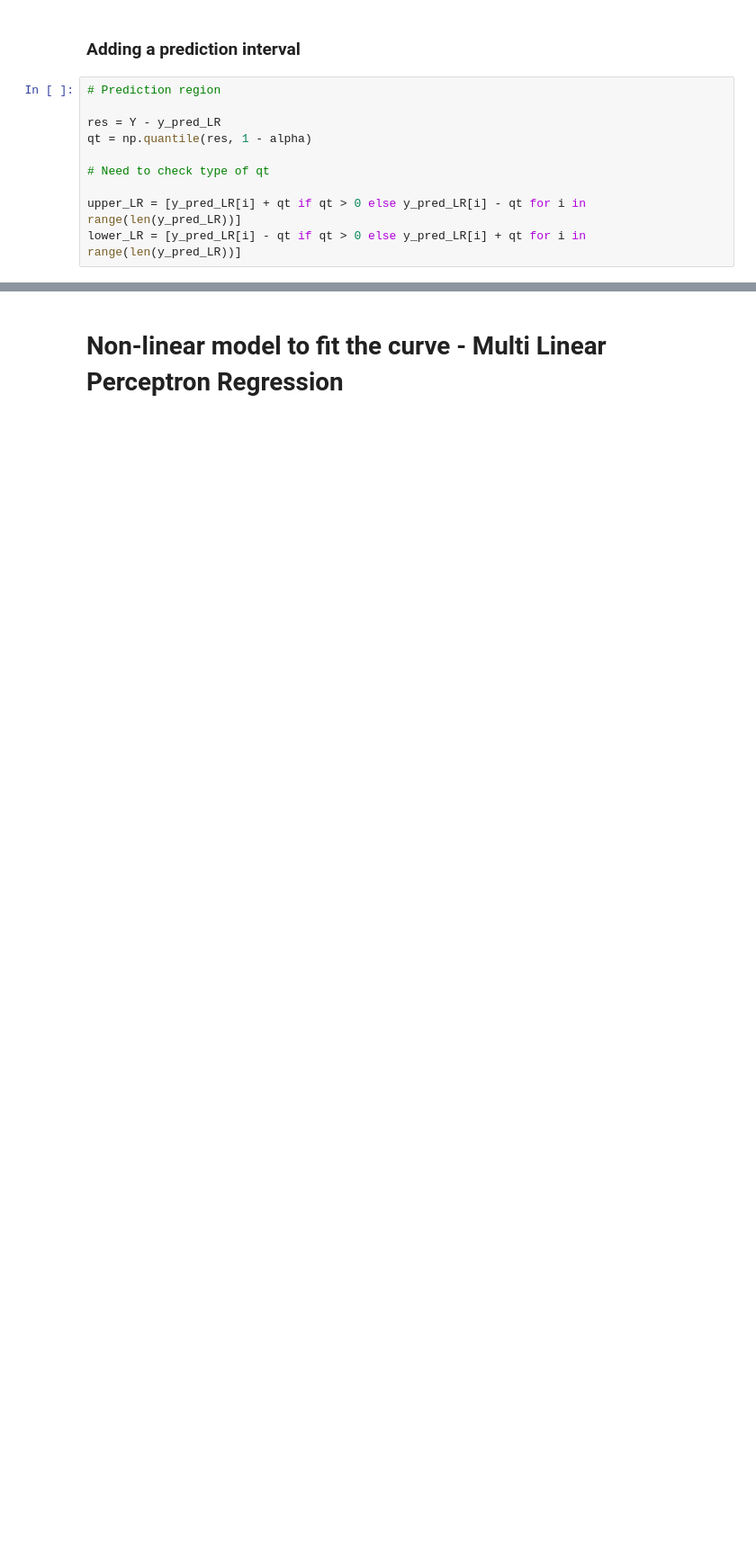
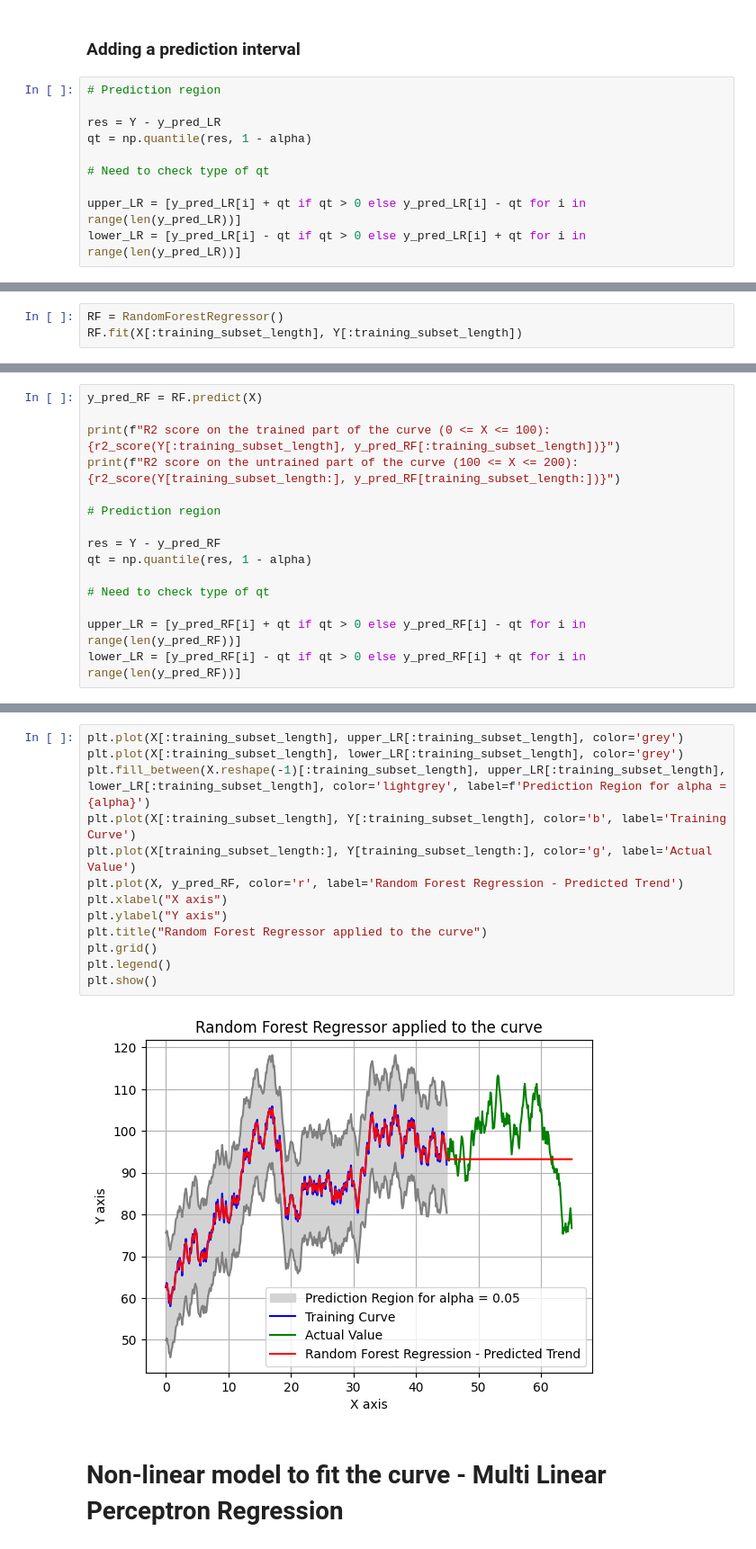
Before and after one commit to Gdeterline/Small-Projects-And-Courses, a Jupyter notebook: Time-Series/Regression/RegressionInitiation.ipynb, the cells around one changed output, grey strips where cells are left out. Shown at 90% size. Saved outputs shown, nothing was run; the diff lists cells and outputs as text; blank space fills up the shorter version.

```diff
--- a/Time-Series/Regression/RegressionInitiation.ipynb
+++ b/Time-Series/Regression/RegressionInitiation.ipynb
@@ -87,0 +94,3 @@ plt.show()
+# %%
+RF = RandomForestRegressor()
+RF.fit(X[:training_subset_length], Y[:training_subset_length])
@@ -87,0 +99,15 @@ plt.show()
+# %%
+y_pred_RF = RF.predict(X)
+
+print(f"R2 score on the trained part of the curve (0 <= X <= 100): {r2_score(Y[:training_subset_length], y_pred_RF[:training_subset_length])}")
+print(f"R2 score on the untrained part of the curve (100 <= X <= 200): {r2_score(Y[training_subset_length:], y_pred_RF[training_subset_length:])}")
+
+# Prediction region
+
+res = Y - y_pred_RF
+qt = np.quantile(res, 1 - alpha)
+
+# Need to check type of qt
+
+upper_LR = [y_pred_RF[i] + qt if qt > 0 else y_pred_RF[i] - qt for i in range(len(y_pred_RF))]
+lower_LR = [y_pred_RF[i] - qt if qt > 0 else y_pred_RF[i] + qt for i in range(len(y_pred_RF))]
@@ -88,3 +117,18 @@ plt.show()
+# %%
+plt.plot(X[:training_subset_length], upper_LR[:training_subset_length], color='grey')
+plt.plot(X[:training_subset_length], lower_LR[:training_subset_length], color='grey')
+plt.fill_between(X.reshape(-1)[:training_subset_length], upper_LR[:training_subset_length], lower_LR[:training_subset_length], color='lightgrey', label=f'Prediction Region for alpha = {alpha}')
+plt.plot(X[:training_subset_length], Y[:training_subset_length], color='b', label='Training Curve')
+plt.plot(X[training_subset_length:], Y[training_subset_length:], color='g', label='Actual Value')
+plt.plot(X, y_pred_RF, color='r', label='Random Forest Regression - Predicted Trend')
+plt.xlabel("X axis")
+plt.ylabel("Y axis")
+plt.title("Random Forest Regressor applied to the curve")
+plt.grid()
+plt.legend()
+plt.show()
+# %% [output]
+[figure, added]
 # %% [markdown]
 # Non-linear model to fit the curve - Multi Linear Perceptron Regression
 # %%
```
Also changed, not shown: parts of 15 cells of this notebook.
